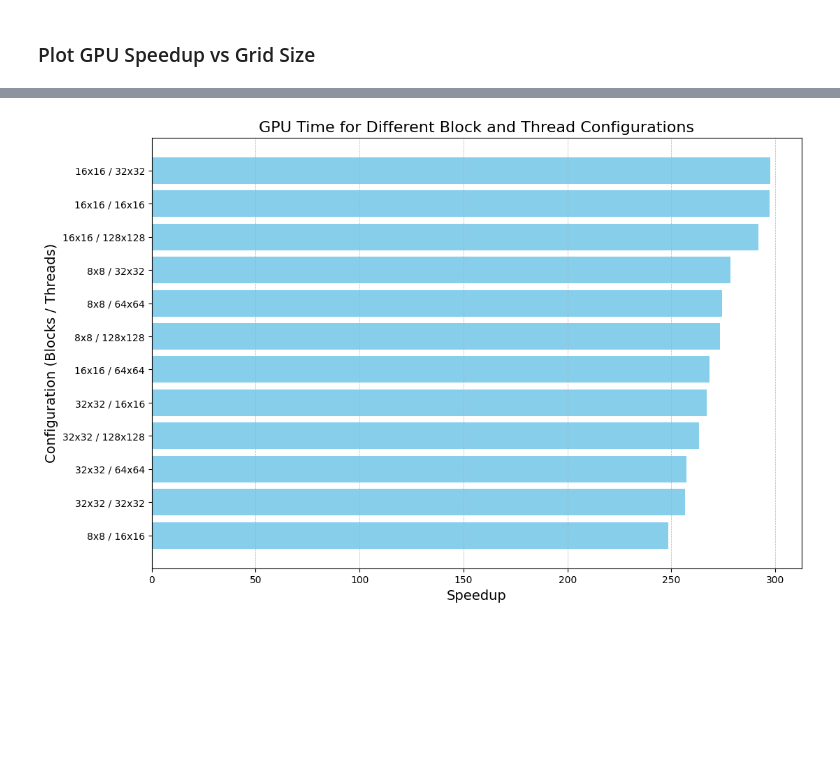
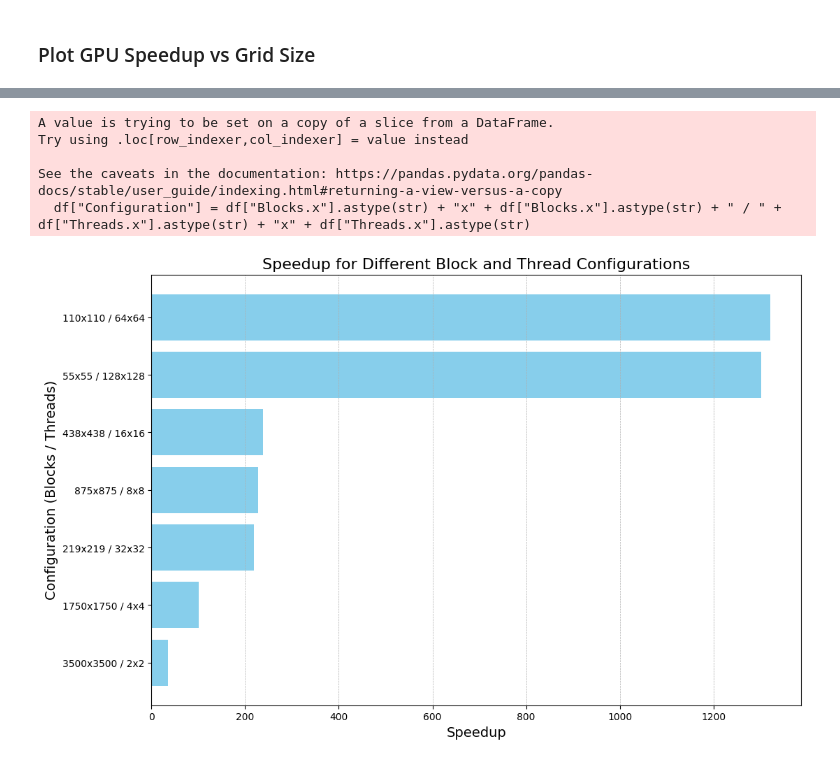
Before and after one commit to marussia239/HPC_2024_2025, a Jupyter notebook: homework-2/Homework_CUDA.ipynb, the cells around one changed output, grey strips where cells are left out. Saved outputs shown, nothing was run; the diff lists cells and outputs as text; code cells hidden in the pictures; blank space fills up the shorter version.

```diff
--- a/homework-2/Homework_CUDA.ipynb
+++ b/homework-2/Homework_CUDA.ipynb
@@ -342,0 +676,6 @@ CPU Execution Time: 218.110044 seconds
+# %%
+df = pd.read_csv("results.csv", names=["Grid.x", "Grid.y", "Timesteps", "Threads.x", "Blocks.x", "CPU Time", "GPU Time", "Speedup"])
+df = df[["Grid.x", "Grid.y", "Timesteps", "Threads.x", "Blocks.x", "CPU Time", "GPU Time", "Speedup"]]
+df = df.sort_values(by=["Grid.x", "Threads.x"], ignore_index=True)
+
+df
@@ -342,0 +700,2 @@ CPU Execution Time: 218.110044 seconds
+# %%
+df = df[df["GPU Time"] != 27.908386]
@@ -343,23 +735,23 @@ CPU Execution Time: 218.110044 seconds
 # %%
 import pandas as pd
 import matplotlib.pyplot as plt
 
-df = pd.read_csv("block_thread_results.csv", names=["BlockX", "BlockY", "ThreadX", "ThreadY",
-                                                    "Grid Size", "N steps", "CPU Time",
-                                                    "GPU Time", "Speedup"])
-
-df["Configuration"] = df["BlockX"].astype(str) + "x" + df["BlockY"].astype(str) + " / " + df["ThreadX"].astype(str) + "x" + df["ThreadY"].astype(str)
-df["Grid Size"] = df["Grid Size"].astype(int)
+df["Configuration"] = df["Blocks.x"].astype(str) + "x" + df["Blocks.x"].astype(str) + " / " + df["Threads.x"].astype(str) + "x" + df["Threads.x"].astype(str)
 
 df = df.sort_values("Speedup")
 
-# Plot GPU time
 plt.figure(figsize=(12, 8))
-plt.barh(df["Configuration"], df["Speedup"], color="skyblue")
+plt.barh(df[df["Grid.x"] == 7000]["Configuration"], df[df["Grid.x"] == 7000]["Speedup"], color="skyblue")
 plt.xlabel("Speedup", fontsize=14)
 plt.ylabel("Configuration (Blocks / Threads)", fontsize=14)
-plt.title("GPU Time for Different Block and Thread Configurations", fontsize=16)
+plt.title("Speedup for Different Block and Thread Configurations", fontsize=16)
 plt.grid(True, axis="x", linestyle="--", linewidth=0.5)
+plt.savefig('speedup_7000.png', dpi=300, bbox_inches='tight')
 plt.show()
 # %% [output]
+A value is trying to be set on a copy of a slice from a DataFrame.
+Try using .loc[row_indexer,col_indexer] = value instead
+
+See the caveats in the documentation: https://pandas.pydata.org/pandas-docs/stable/user_guide/indexing.html#returning-a-view-versus-a-copy
+  df["Configuration"] = df["Blocks.x"].astype(str) + "x" + df["Blocks.x"].astype(str) + " / " + df["Threads.x"].astype(str) + "x" + df["Threads.x"].astype(str)
-[figure, old version]
+[figure, new version]
```
Also changed, not shown: parts of 41 cells of this notebook.
